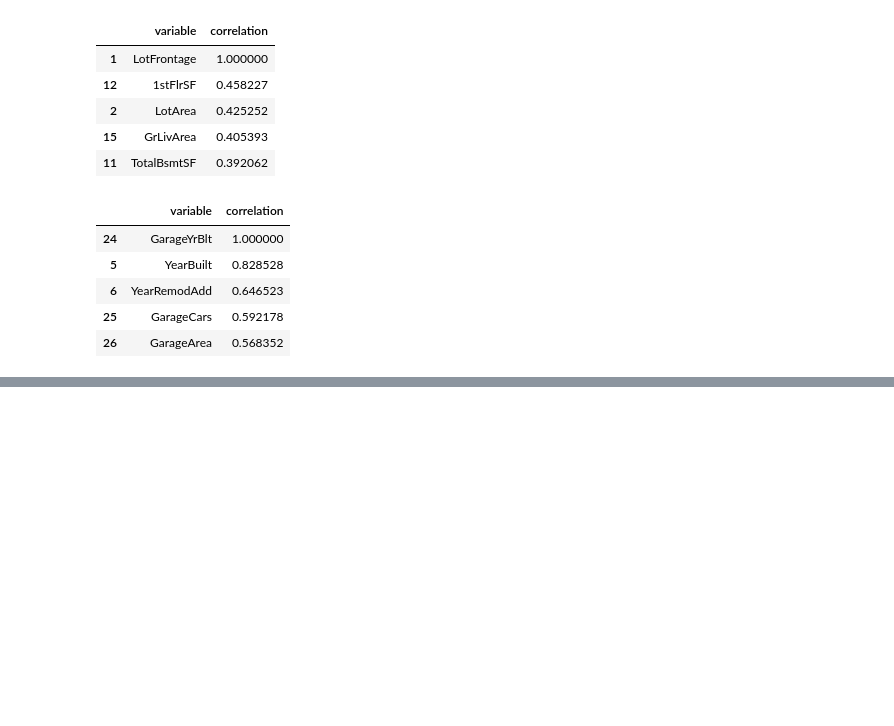
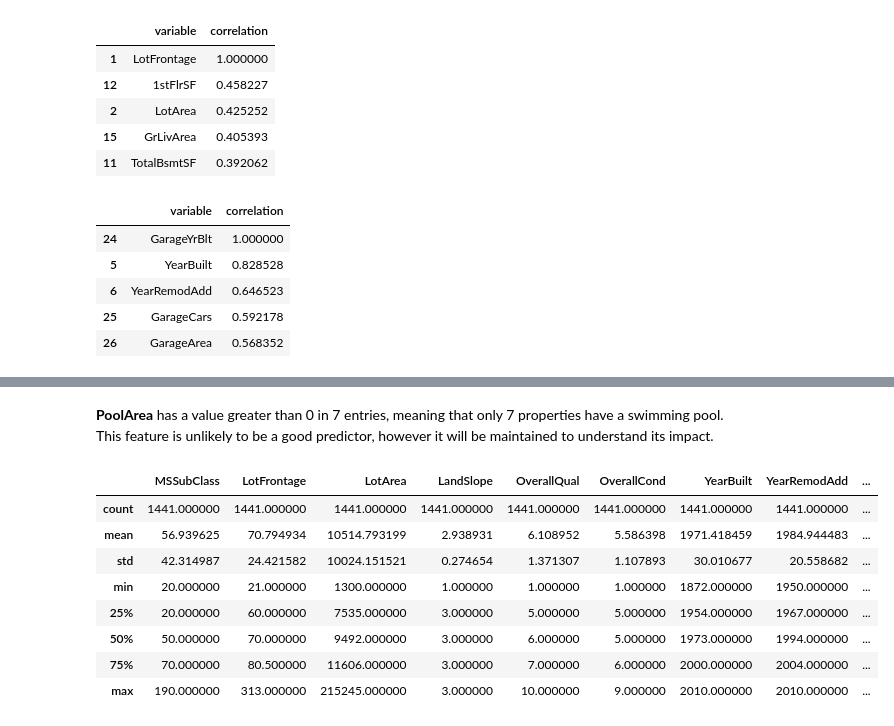
Before and after one commit to fedfioravanti/Regression-and-Classification-to-Predict-House-Prices, a Jupyter notebook: GA_Ames_House_Prices.ipynb, the cells around one changed output, grey strips where cells are left out. Drawn from its saved outputs; the diff is of its cells as text; code cells hidden in the pictures; blank space fills up the shorter version.

```diff
--- a/GA_Ames_House_Prices.ipynb
+++ b/GA_Ames_House_Prices.ipynb
@@ -444,12 +457,6 @@ for col in qual_vars:
                                  'Fa'   : 2,
                                  'Po'   : 1,
                                  np.nan : 0})
-
-# map Utilities to encoded values
-house['Utilities'] = house['Utilities'].map({'AllPub' : 4,
-                                             'NoSewr' : 3,
-                                             'NoSeWa' : 2,
-                                             'ELO'    : 1})
 
 # map LandSlope to encoded values
 house['LandSlope'] = house['LandSlope'].map({'Gtl' : 3,
@@ -528,0 +578,16 @@ NameError: name 'house' is not defined
+# %% [markdown]
+**PoolArea** has a value greater than 0 in 7 entries, meaning that only 7 properties have a swimming pool.
+This feature is unlikely to be a good predictor, however it will be maintained to understand its impact.
+# %%
+# display a summary for quantitative variables
+house.describe()
+# %% [output]
+|  | MSSubClass | LotFrontage | LotArea | LandSlope | OverallQual | OverallCond | YearBuilt | YearRemodAdd | ... |
+| count | 1441.000000 | 1441.000000 | 1441.000000 | 1441.000000 | 1441.000000 | 1441.000000 | 1441.000000 | 1441.000000 | ... |
+| mean | 56.939625 | 70.794934 | 10514.793199 | 2.938931 | 6.108952 | 5.586398 | 1971.418459 | 1984.944483 | ... |
+| std | 42.314987 | 24.421582 | 10024.151521 | 0.274654 | 1.371307 | 1.107893 | 30.010677 | 20.558682 | ... |
+| min | 20.000000 | 21.000000 | 1300.000000 | 1.000000 | 1.000000 | 1.000000 | 1872.000000 | 1950.000000 | ... |
+| 25% | 20.000000 | 60.000000 | 7535.000000 | 3.000000 | 5.000000 | 5.000000 | 1954.000000 | 1967.000000 | ... |
+| 50% | 50.000000 | 70.000000 | 9492.000000 | 3.000000 | 6.000000 | 5.000000 | 1973.000000 | 1994.000000 | ... |
+| 75% | 70.000000 | 80.500000 | 11606.000000 | 3.000000 | 7.000000 | 6.000000 | 2000.000000 | 2004.000000 | ... |
+| max | 190.000000 | 313.000000 | 215245.000000 | 3.000000 | 10.000000 | 9.000000 | 2010.000000 | 2010.000000 | ... |
```
Also changed, not shown: parts of 45 cells of this notebook.
